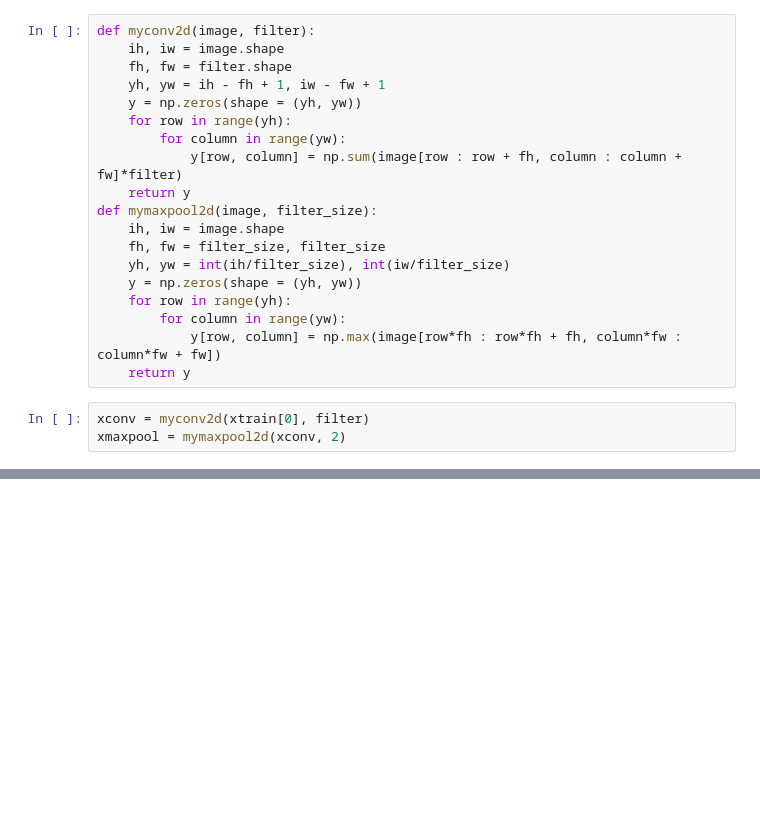
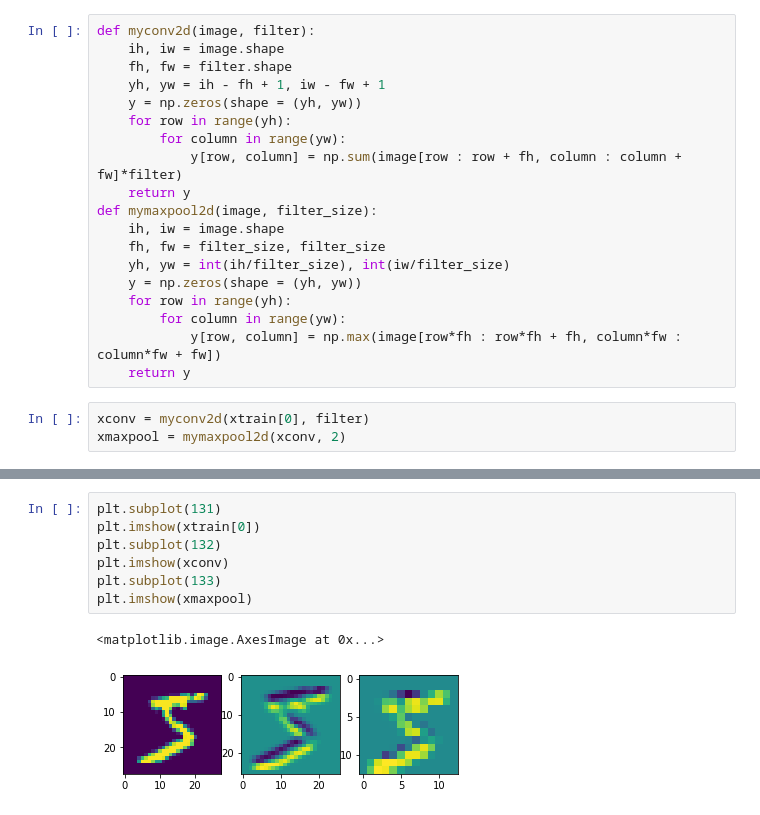
Before and after one commit to arsenallover/ML_From_Scratch, a Jupyter notebook: Classification/NeuralNetworks/CNN/CNN_Basics.ipynb, the cells around one changed output, grey strips where cells are left out. Saved outputs shown, nothing was run; the diff lists cells and outputs as text; blank space fills up the shorter version.

```diff
--- a/Classification/NeuralNetworks/CNN/CNN_Basics.ipynb
+++ b/Classification/NeuralNetworks/CNN/CNN_Basics.ipynb
@@ -50,0 +58,10 @@ plt.imshow(xmaxpool)
+# %%
+plt.subplot(131)
+plt.imshow(xtrain[0])
+plt.subplot(132)
+plt.imshow(xconv)
+plt.subplot(133)
+plt.imshow(xmaxpool)
+# %% [output]
+<matplotlib.image.AxesImage at 0x...>
+[figure, added]
```
Also changed, not shown: parts of 3 cells of this notebook, 25 other files.
